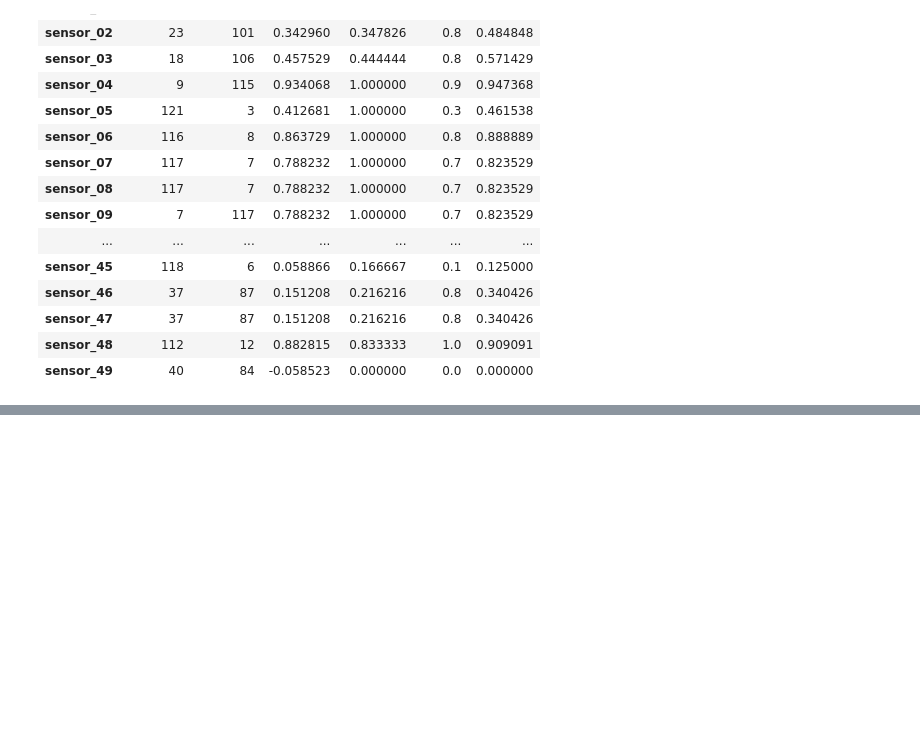
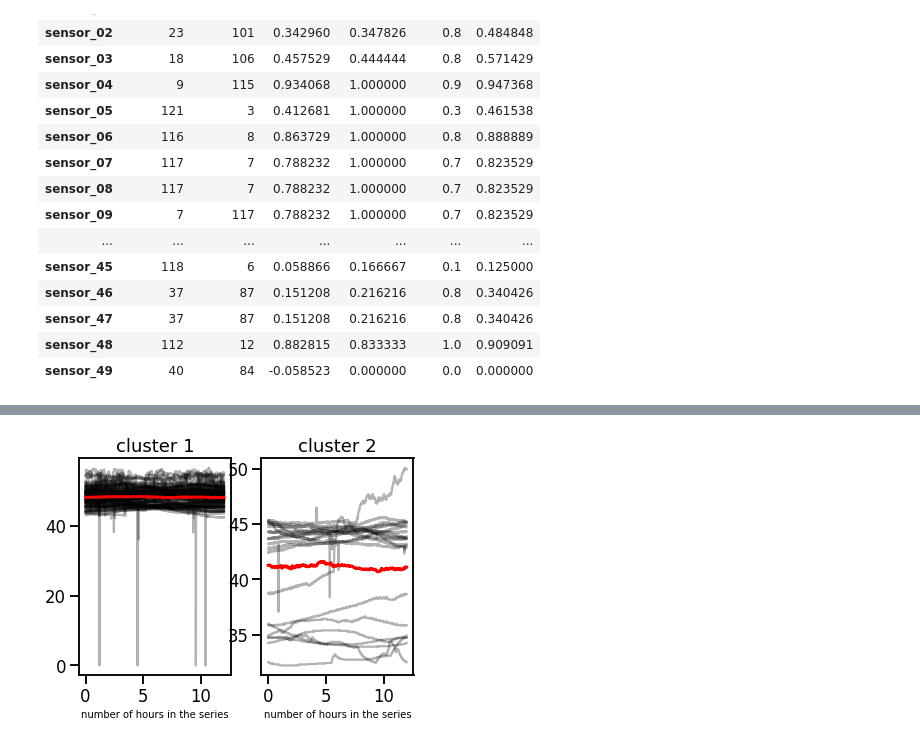
Before and after one commit to NicolaRonzoni/System-for-anomaly-detection, a Jupyter notebook: Anomaly detection.ipynb, the cells around one changed output, grey strips where cells are left out. Saved outputs shown, nothing was run; the diff lists cells and outputs as text; code cells hidden in the pictures; blank space fills up the shorter version.

```diff
--- a/Anomaly detection.ipynb
+++ b/Anomaly detection.ipynb
@@ -461,0 +286,4 @@ result.to_csv('/mnt/c/Users/NicolaRonzoni/OneDrive - BitBang Srl/pump-sensor-dat
+# %%
+plot(result_euclidean[2],result_euclidean[3],result_euclidean[4],2,0,12,0.01667,result_euclidean[5])
+# %% [output]
+[figure, added]
```
Also changed, not shown: parts of 39 cells of this notebook.
